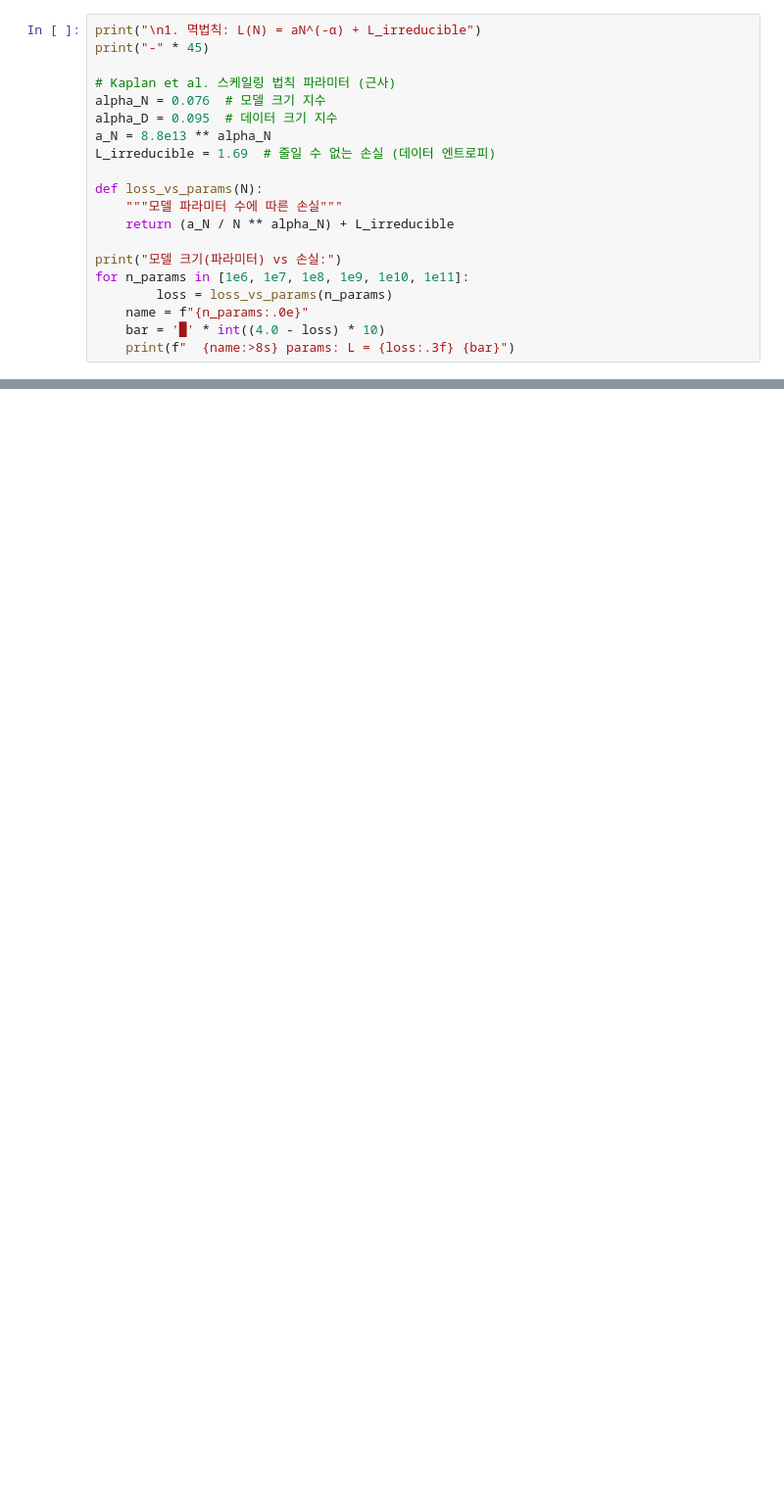
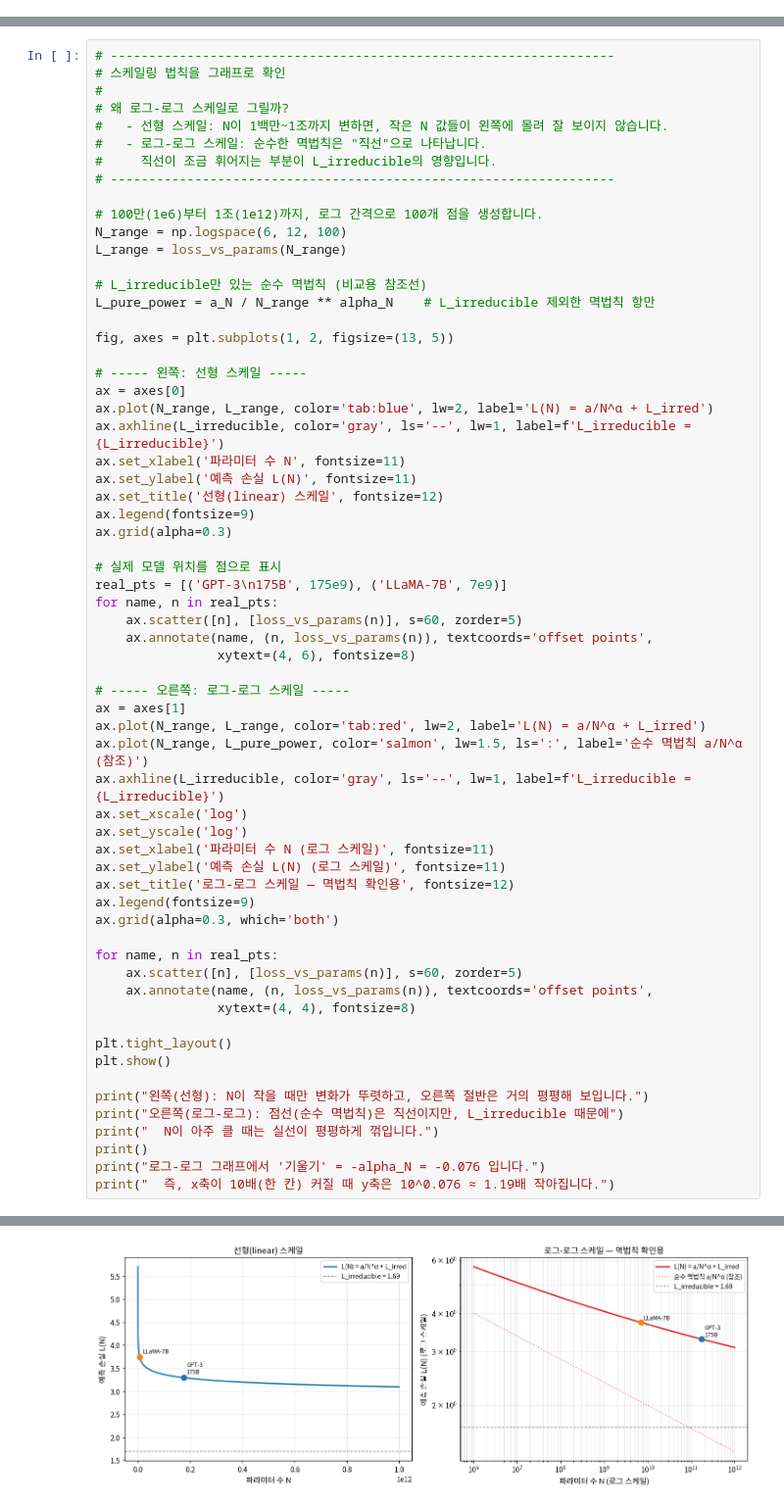
Before and after one commit to transformerfoundation/colab-practice-test, a Jupyter notebook: tutorial_ipynb_collection_ver_4/010_Scaling-Laws-Predicting-Model-Performance__Principles-of-Scaling-Laws.ipynb, the cells around one changed output, grey strips where cells are left out. Shown at 98% size. Cells and saved outputs as stored; diff of their text form; blank space fills up the shorter version.

```diff
--- a/tutorial_ipynb_collection_ver_4/010_Scaling-Laws-Predicting-Model-Performance__Principles-of-Scaling-Laws.ipynb
+++ b/tutorial_ipynb_collection_ver_4/010_Scaling-Laws-Predicting-Model-Performance__Principles-of-Scaling-Laws.ipynb
@@ -37,20 +0,0 @@ print("=" * 60)
-# %%
-print("\n1. 멱법칙: L(N) = aN^(-α) + L_irreducible")
-print("-" * 45)
-
-# Kaplan et al. 스케일링 법칙 파라미터 (근사)
-alpha_N = 0.076  # 모델 크기 지수
-alpha_D = 0.095  # 데이터 크기 지수
-a_N = 8.8e13 ** alpha_N
-L_irreducible = 1.69  # 줄일 수 없는 손실 (데이터 엔트로피)
-
-def loss_vs_params(N):
-    """모델 파라미터 수에 따른 손실"""
-    return (a_N / N ** alpha_N) + L_irreducible
-
-print("모델 크기(파라미터) vs 손실:")
-for n_params in [1e6, 1e7, 1e8, 1e9, 1e10, 1e11]:
-        loss = loss_vs_params(n_params)
-    name = f"{n_params:.0e}"
-    bar = '█' * int((4.0 - loss) * 10)
-    print(f"  {name:>8s} params: L = {loss:.3f} {bar}")
@@ -113,0 +320,64 @@ for name, N, D in models:
+# %%
+# ------------------------------------------------------------------
+# 스케일링 법칙을 그래프로 확인
+#
+# 왜 로그-로그 스케일로 그릴까?
+#   - 선형 스케일: N이 1백만~1조까지 변하면, 작은 N 값들이 왼쪽에 몰려 잘 보이지 않습니다.
+#   - 로그-로그 스케일: 순수한 멱법칙은 "직선"으로 나타납니다.
+#     직선이 조금 휘어지는 부분이 L_irreducible의 영향입니다.
+# ------------------------------------------------------------------
+
+# 100만(1e6)부터 1조(1e12)까지, 로그 간격으로 100개 점을 생성합니다.
+N_range = np.logspace(6, 12, 100)
+L_range = loss_vs_params(N_range)
+
+# L_irreducible만 있는 순수 멱법칙 (비교용 참조선)
+L_pure_power = a_N / N_range ** alpha_N    # L_irreducible 제외한 멱법칙 항만
+
+fig, axes = plt.subplots(1, 2, figsize=(13, 5))
+
+# ----- 왼쪽: 선형 스케일 -----
+ax = axes[0]
+ax.plot(N_range, L_range, color='tab:blue', lw=2, label='L(N) = a/N^α + L_irred')
+ax.axhline(L_irreducible, color='gray', ls='--', lw=1, label=f'L_irreducible = {L_irreducible}')
+ax.set_xlabel('파라미터 수 N', fontsize=11)
+ax.set_ylabel('예측 손실 L(N)', fontsize=11)
+ax.set_title('선형(linear) 스케일', fontsize=12)
+ax.legend(fontsize=9)
+ax.grid(alpha=0.3)
+
+# 실제 모델 위치를 점으로 표시
+real_pts = [('GPT-3\n175B', 175e9), ('LLaMA-7B', 7e9)]
+for name, n in real_pts:
+    ax.scatter([n], [loss_vs_params(n)], s=60, zorder=5)
+    ax.annotate(name, (n, loss_vs_params(n)), textcoords='offset points',
+                xytext=(4, 6), fontsize=8)
+
+# ----- 오른쪽: 로그-로그 스케일 -----
+ax = axes[1]
+ax.plot(N_range, L_range, color='tab:red', lw=2, label='L(N) = a/N^α + L_irred')
+ax.plot(N_range, L_pure_power, color='salmon', lw=1.5, ls=':', label='순수 멱법칙 a/N^α (참조)')
+ax.axhline(L_irreducible, color='gray', ls='--', lw=1, label=f'L_irreducible = {L_irreducible}')
+ax.set_xscale('log')
+ax.set_yscale('log')
+ax.set_xlabel('파라미터 수 N (로그 스케일)', fontsize=11)
+ax.set_ylabel('예측 손실 L(N) (로그 스케일)', fontsize=11)
+ax.set_title('로그-로그 스케일 — 멱법칙 확인용', fontsize=12)
+ax.legend(fontsize=9)
+ax.grid(alpha=0.3, which='both')
+
+for name, n in real_pts:
+    ax.scatter([n], [loss_vs_params(n)], s=60, zorder=5)
+    ax.annotate(name, (n, loss_vs_params(n)), textcoords='offset points',
+                xytext=(4, 4), fontsize=8)
+
+plt.tight_layout()
+plt.show()
+
+print("왼쪽(선형): N이 작을 때만 변화가 뚜렷하고, 오른쪽 절반은 거의 평평해 보입니다.")
+print("오른쪽(로그-로그): 점선(순수 멱법칙)은 직선이지만, L_irreducible 때문에")
+print("  N이 아주 클 때는 실선이 평평하게 꺾입니다.")
+print()
+print("로그-로그 그래프에서 '기울기' = -alpha_N = -0.076 입니다.")
+print("  즉, x축이 10배(한 칸) 커질 때 y축은 10^0.076 ≈ 1.19배 작아집니다.")
+# %% [output]
@@ -113,0 +390 @@ for name, N, D in models:
+[figure, added]
```
Also changed, not shown: parts of 34 cells of this notebook, 4 other files.
